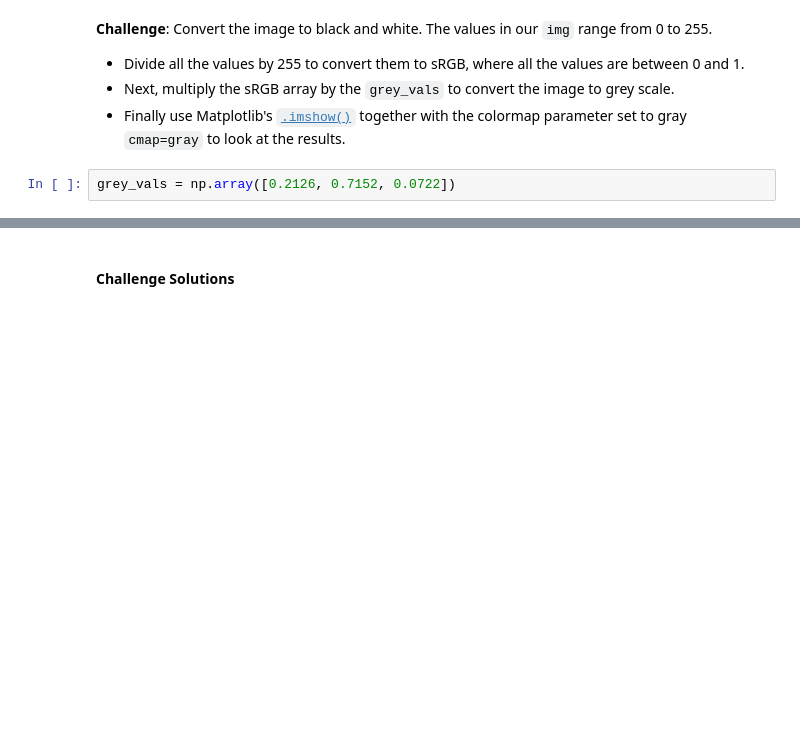
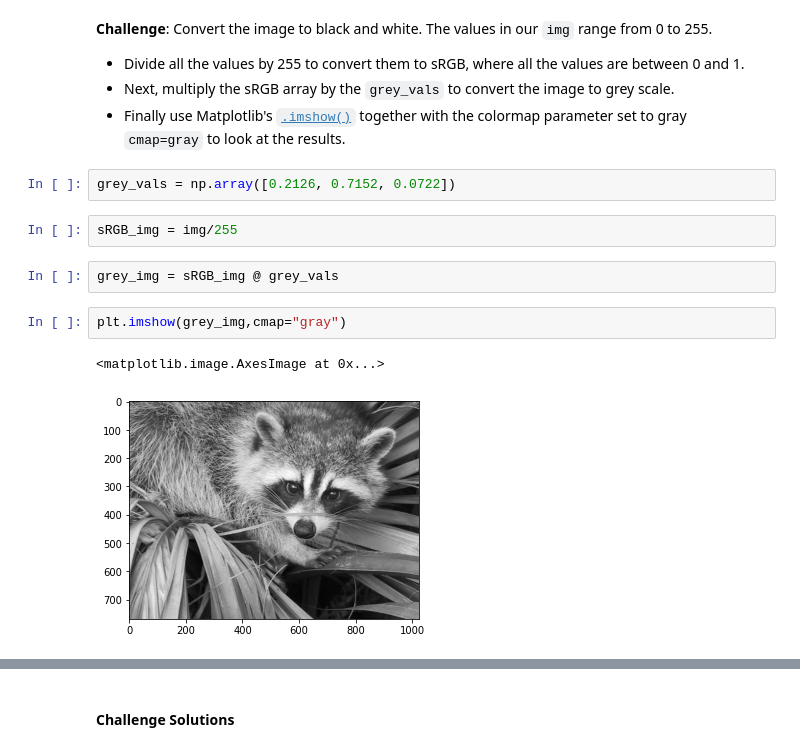
Before and after one commit to jhoeljp/Data-Analytics, a Jupyter notebook: Other/NumPy_Intro/Numpy_Intro.ipynb, the cells around one changed output, grey strips where cells are left out. Saved outputs shown, nothing was run; the diff lists cells and outputs as text; blank space fills up the shorter version.

```diff
--- a/Other/NumPy_Intro/Numpy_Intro.ipynb
+++ b/Other/NumPy_Intro/Numpy_Intro.ipynb
@@ -237,6 +311,15 @@ Dimensions of result: (4x2)*(2x3)=(4x3)
 * Finally use Matplotlib's [`.imshow()`](https://matplotlib.org/3.1.1/api/_as_gen/matplotlib.pyplot.imshow.html) together with the colormap parameter set to gray `cmap=gray` to look at the results.
 # %%
 grey_vals = np.array([0.2126, 0.7152, 0.0722])
+# %%
+sRGB_img = img/255
+# %%
+grey_img = sRGB_img @ grey_vals
+# %%
+plt.imshow(grey_img,cmap="gray")
+# %% [output]
+<matplotlib.image.AxesImage at 0x...>
+[figure, added]
 # %% [markdown]
 **Challenge**: Can you manipulate the images by doing some operations on the underlying ndarrays? See if you can change the values in the ndarray so that:
 
```
Also changed, not shown: parts of 30 cells of this notebook.
